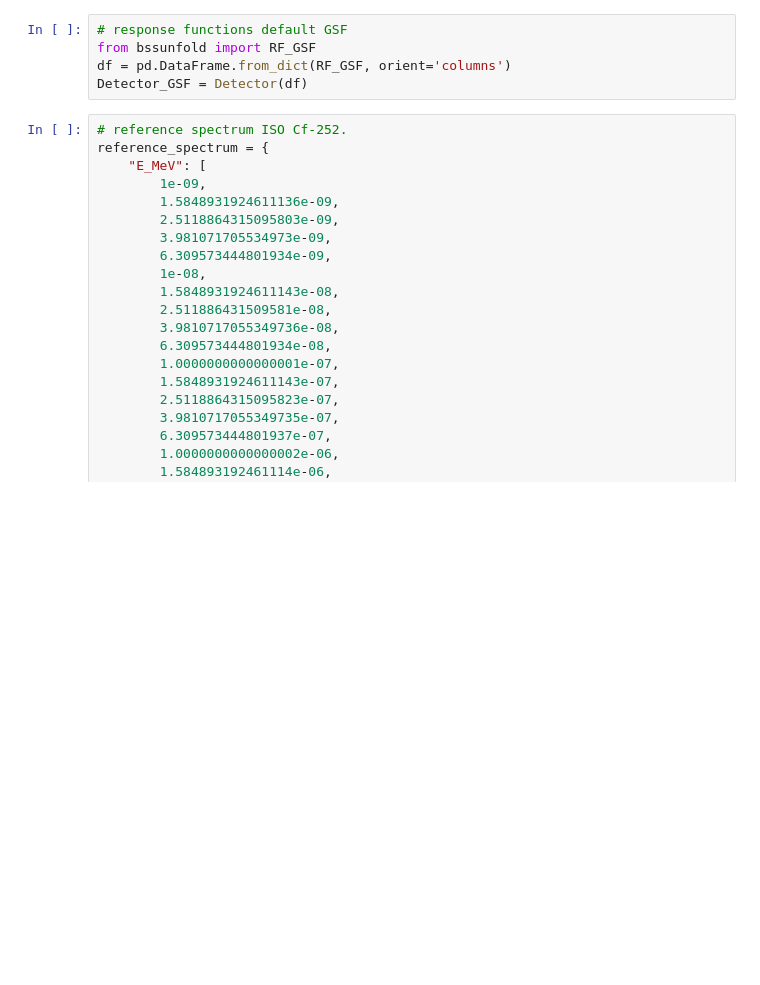
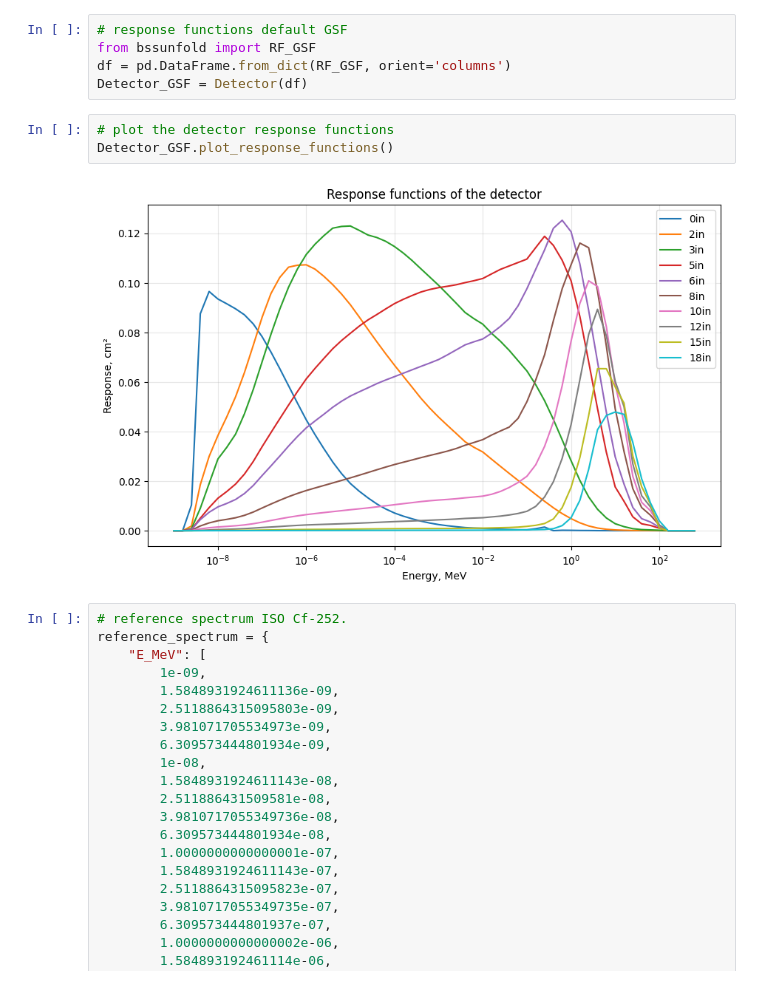
Before and after one commit to Radiationsafety/bssunfold, a Jupyter notebook: examples/01-basic-example.ipynb, the cells around one changed output. Saved outputs shown, nothing was run; the diff lists cells and outputs as text; blank space fills up the shorter version.

Commit message:
plot response functions added

```diff
--- a/examples/01-basic-example.ipynb
+++ b/examples/01-basic-example.ipynb
@@ -16,6 +16,11 @@ from bssunfold import Detector
 from bssunfold import RF_GSF
 df = pd.DataFrame.from_dict(RF_GSF, orient='columns')
 Detector_GSF = Detector(df)
+# %%
+# plot the detector response functions
+Detector_GSF.plot_response_functions()
+# %% [output]
+[figure, added]
 # %%
 # reference spectrum ISO Cf-252.
 reference_spectrum = {
```
Also changed, not shown: parts of 5 cells of this notebook, 2 other files.
